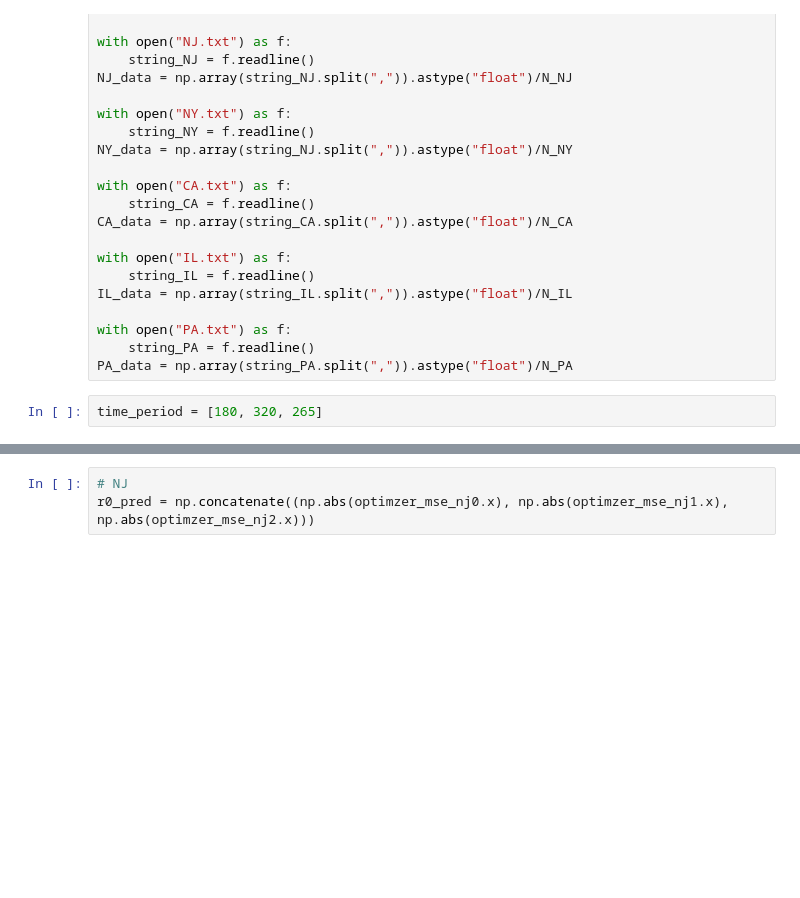
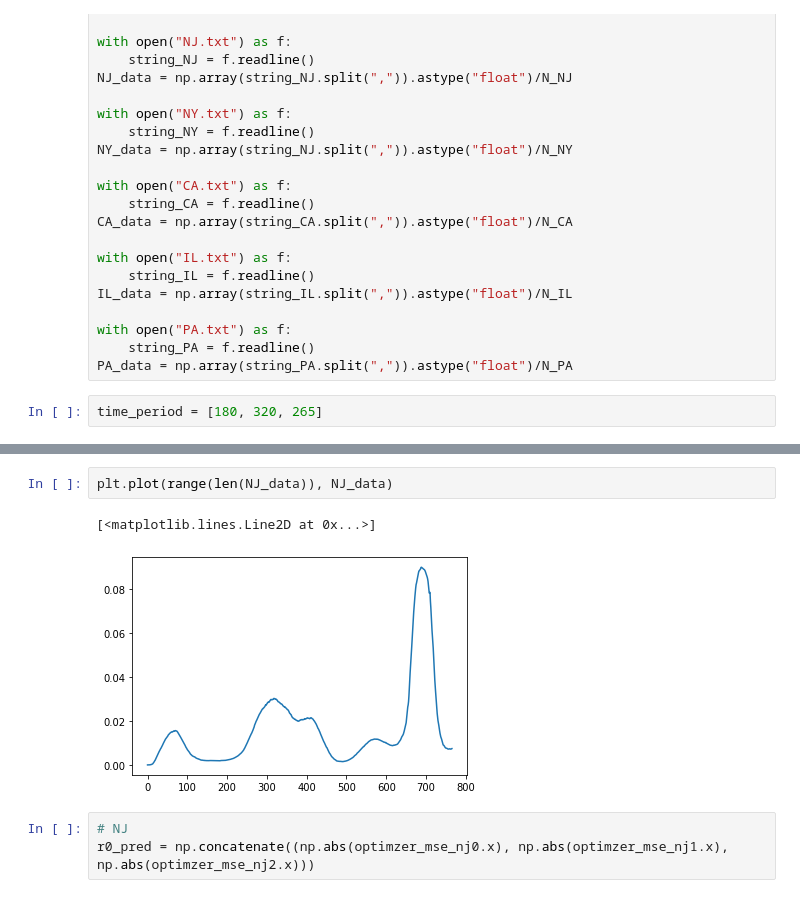
Before and after one commit to cywujeremy/dabp-pandemic-simulation, a Jupyter notebook: nbs/SIR_param_estimation.ipynb, the cells around one changed output, grey strips where cells are left out. Saved outputs shown, nothing was run; the diff lists cells and outputs as text; blank space fills up the shorter version.

```diff
--- a/nbs/SIR_param_estimation.ipynb
+++ b/nbs/SIR_param_estimation.ipynb
@@ -150,3 +181,8 @@ Optimization terminated successfully.
+# %%
+plt.plot(range(len(NJ_data)), NJ_data)
+# %% [output]
+[<matplotlib.lines.Line2D at 0x...>]
+[figure, added]
 # %%
 # NJ
 r0_pred = np.concatenate((np.abs(optimzer_mse_nj0.x), np.abs(optimzer_mse_nj1.x), np.abs(optimzer_mse_nj2.x)))
```
Also changed, not shown: parts of 8 cells of this notebook.
